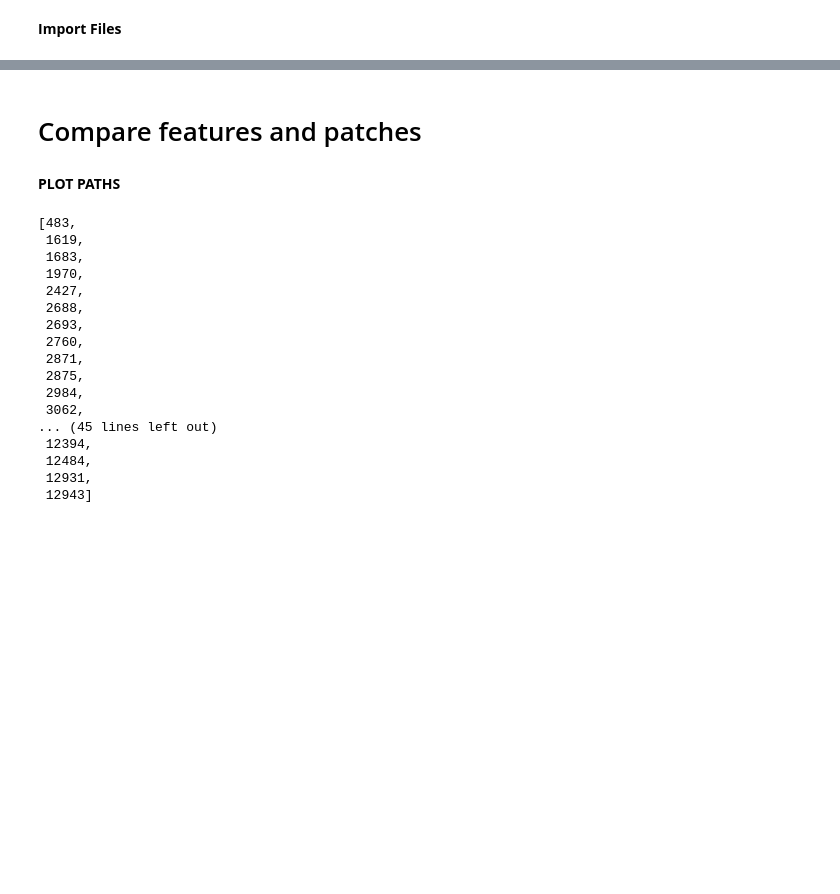
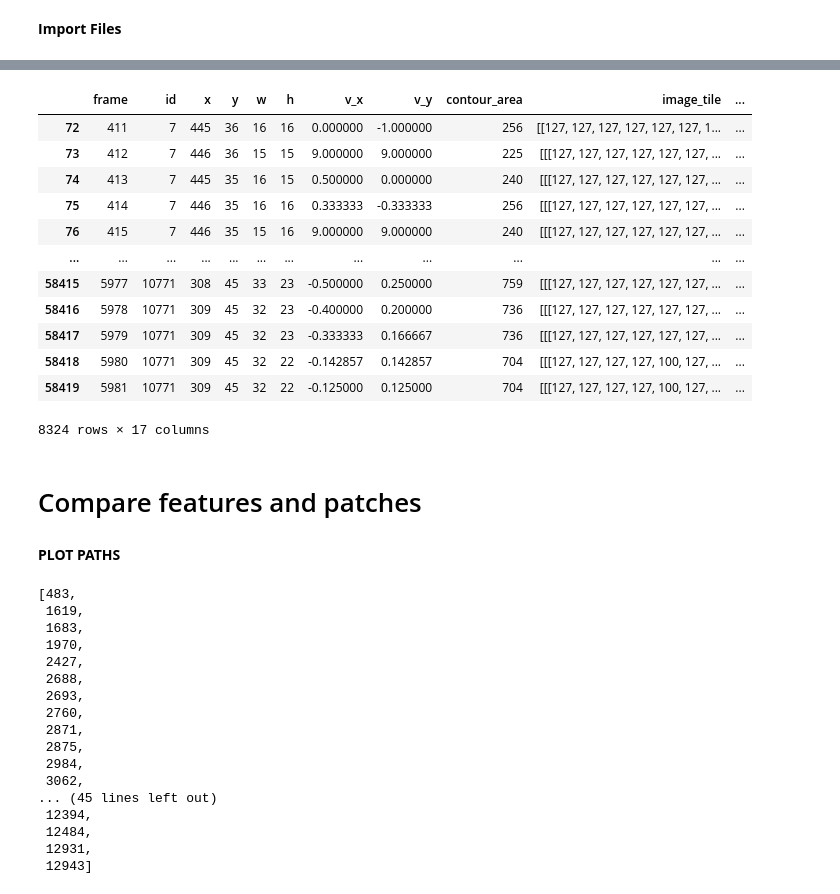
Before and after one commit to axpogroup/AXH-SonarFish, a Jupyter notebook: analysis/1_productionalization/classification_prototyping/more_classification_prototyping.ipynb, the cells around one changed output, grey strips where cells are left out. Drawn from its saved outputs; the diff is of its cells as text; code cells hidden in the pictures; blank space fills up the shorter version.

```diff
--- a/analysis/1_productionalization/classification_prototyping/more_classification_prototyping.ipynb
+++ b/analysis/1_productionalization/classification_prototyping/more_classification_prototyping.ipynb
@@ -40,2 +56,18 @@ Reading cached features from ..\..\..\data\model_output\start_2023-11-21T17-37-0
+# %%
+gen.mmt_dfs[0]
+# %% [output]
+|  | frame | id | x | y | w | h | v_x | v_y | contour_area | image_tile | ... |
+| 72 | 411 | 7 | 445 | 36 | 16 | 16 | 0.000000 | -1.000000 | 256 | [[127, 127, 127, 127, 127, 127, 1... | ... |
+| 73 | 412 | 7 | 446 | 36 | 15 | 15 | 9.000000 | 9.000000 | 225 | [[[127, 127, 127, 127, 127, 127, ... | ... |
+| 74 | 413 | 7 | 445 | 35 | 16 | 15 | 0.500000 | 0.000000 | 240 | [[[127, 127, 127, 127, 127, 127, ... | ... |
+| 75 | 414 | 7 | 446 | 35 | 16 | 16 | 0.333333 | -0.333333 | 256 | [[[127, 127, 127, 127, 127, 127, ... | ... |
+| 76 | 415 | 7 | 446 | 35 | 15 | 16 | 9.000000 | 9.000000 | 240 | [[[127, 127, 127, 127, 127, 127, ... | ... |
+| ... | ... | ... | ... | ... | ... | ... | ... | ... | ... | ... | ... |
+| 58415 | 5977 | 10771 | 308 | 45 | 33 | 23 | -0.500000 | 0.250000 | 759 | [[[127, 127, 127, 127, 127, 127, ... | ... |
+| 58416 | 5978 | 10771 | 309 | 45 | 32 | 23 | -0.400000 | 0.200000 | 736 | [[[127, 127, 127, 127, 127, 127, ... | ... |
+| 58417 | 5979 | 10771 | 309 | 45 | 32 | 23 | -0.333333 | 0.166667 | 736 | [[[127, 127, 127, 127, 127, 127, ... | ... |
+| 58418 | 5980 | 10771 | 309 | 45 | 32 | 22 | -0.142857 | 0.142857 | 704 | [[[127, 127, 127, 127, 100, 127, ... | ... |
+| 58419 | 5981 | 10771 | 309 | 45 | 32 | 22 | -0.125000 | 0.125000 | 704 | [[[127, 127, 127, 127, 100, 127, ... | ... |
+8324 rows × 17 columns
 # %% [markdown]
 # Compare features and patches
```
Also changed, not shown: parts of 2 cells of this notebook, 1 other file.
